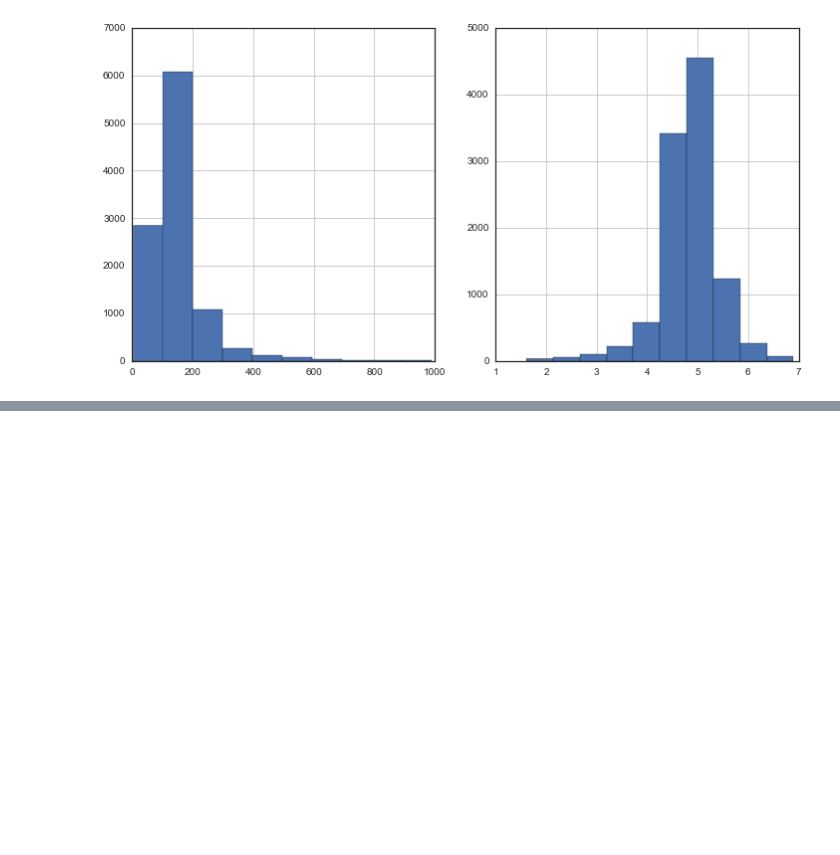
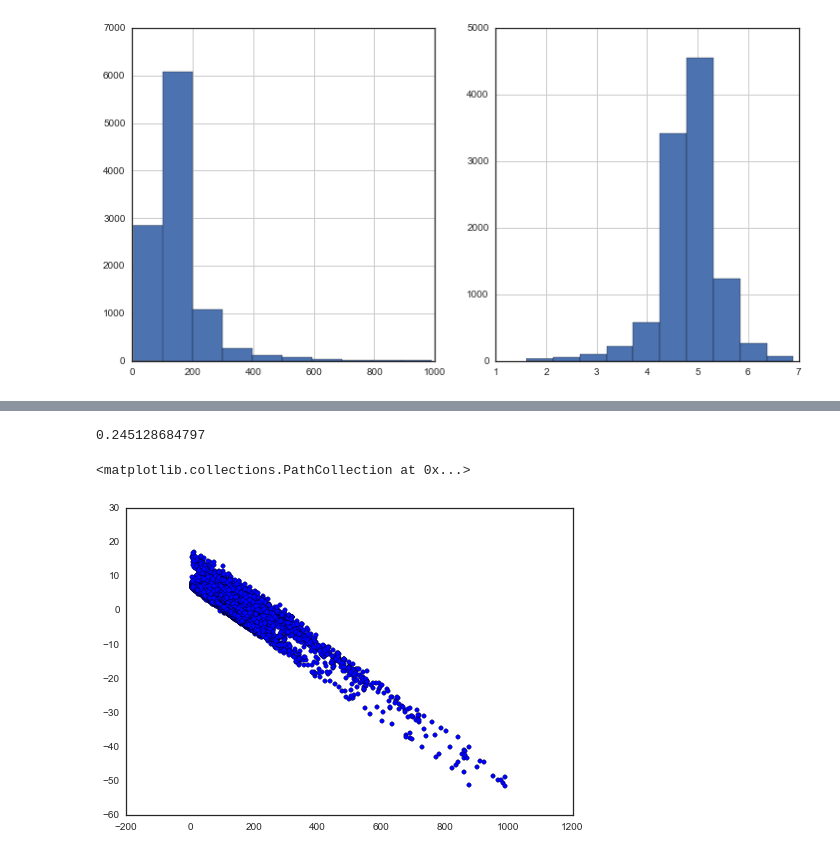
Before and after one commit to theolove/ga_project1_tlove, a Jupyter notebook: projects/Project 2/Project_2_tlove.ipynb, the cells around one changed output, grey strips where cells are left out. Drawn from its saved outputs; the diff is of its cells as text; code cells hidden in the pictures; blank space fills up the shorter version.

```diff
--- a/projects/Project 2/Project_2_tlove.ipynb
+++ b/projects/Project 2/Project_2_tlove.ipynb
@@ -294,7 +294,7 @@ bd['Altered'] = (bd.YearAlter1 > 0)
 pluto_class.append('Altered')
 
 # lot area percentages
-bd.ix[bd.BldgArea == 0, ['BldgArea']] = 1
+bd.ix[bd.BldgArea == 0, ['BldgArea']] = 1 # Six BBLs have an area of 0, so change to 1 for purposes of division
 area_types = [u'ComArea', u'ResArea', u'OfficeArea', u'RetailArea', u'GarageArea', u'StrgeArea', u'FactryArea', u'OtherArea',]
 for a in area_types:
     col = 'Per'+ a
@@ -306,10 +306,14 @@ HMCV DATA
 """
 hmcv_class_dummies = []
 hmcv_class = []
-hmcv_cont = ['violations']
+hmcv_cont = list(hmcv_2012.columns)
 
-# fill in the missing values with 0
+# fill in the missing values with 0 and drop any columns that don't have any values
 bd[list(hmcv_2012.columns)] = bd[list(hmcv_2012.columns)].fillna(0)
+bd_sum = bd[list(hmcv_2012.columns)].sum()
+no_violations = list(bd_sum[bd_sum == 0].index)
+hmcv_cont = [x for x in hmcv_cont if x not in no_violations]
+bd.drop(labels=no_violations, axis=1, inplace=True)
 
 """
 COMBINED FEATURES
@@ -384,6 +341,0 @@ bd2.set_index('BBL')
-# %%
-# lot area percentages
-area_types = [u'ComArea', u'ResArea', u'OfficeArea', u'RetailArea', u'GarageArea', u'StrgeArea', u'FactryArea', u'OtherArea',]
-for a in area_types:
-    col = 'Per'+ a
-    bd[col] = bd[a] / bd['BldgArea']
@@ -437,0 +1358,21 @@ Length: 286, dtype: object
+# %%
+curr_features = ['PerOfficeArea',
+ 'PerOtherArea',
+ 'PerRetailArea',
+ 'PerGarageArea',
+ 'Easements',
+ 'NumBldgs',
+ 'NumFloors','YearLastWork',]
+
+reg = linear_model.LinearRegression()
+y = bd.EUIwn
+reg.fit(bd[curr_features], y)
+
+y_predict = reg.predict(bd[curr_features])
+y_true = y
+print metrics.r2_score(y_true, y_predict)
+plt.scatter(bd[['EUIwn']], y_predict - y_true)
+# %% [output]
+0.245128684797
+<matplotlib.collections.PathCollection at 0x...>
+[figure, added]
```
Also changed, not shown: parts of 68 cells of this notebook, 3 other files.
